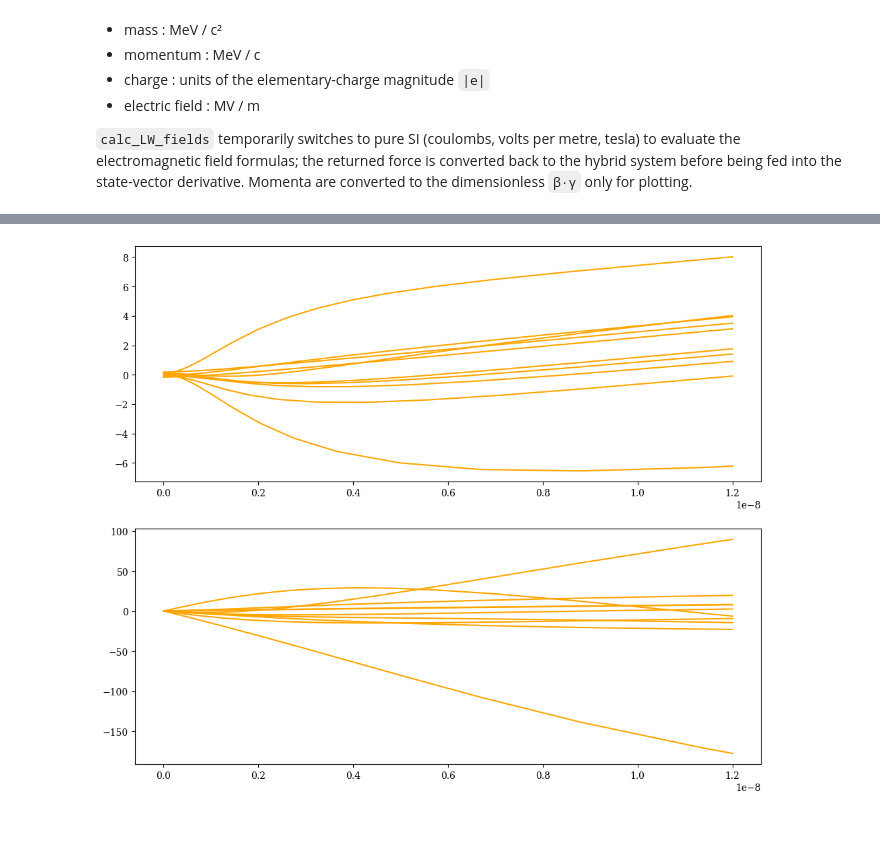
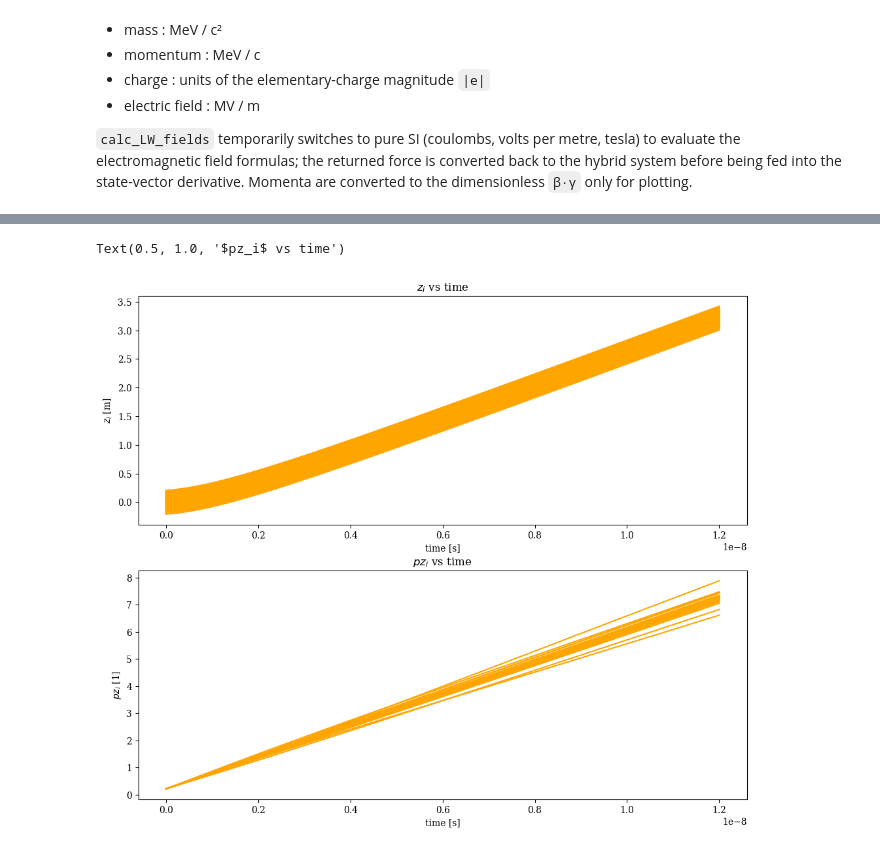
Before and after one commit to alexanderwischmann/FS26-semester-project, a Jupyter notebook: python/analytic_3d_simple_perturbation.ipynb, the cells around one changed output, grey strips where cells are left out. Cells and saved outputs as stored; diff of their text form; code cells hidden in the pictures.

```diff
--- a/python/analytic_3d_simple_perturbation.ipynb
+++ b/python/analytic_3d_simple_perturbation.ipynb
@@ -48,7 +48,7 @@ Q_E          = -1.0                 # electron charge                   [|e|]
 # ---------------------------------------------------------------------
 E_Z              = -1.0             # longitudinal external E-field     [MV/m]
 TOTAL_CHARGE_SI  = -1e-9            # total bunch charge                [C]
-N_PARTICLES      = 32 * 32 * 32     # number of macroparticles          [1]
+N_PARTICLES      = 2**7             # number of macroparticles          [1]
 T_END_SIMPLE     = 1.2e-8           # end of integration                [s]
 
 # ---------------------------------------------------------------------
@@ -233,7 +248,9 @@ def calc_LW_fields(t_obs, r_obs, r_0_src, p_0):
 
     # Longitudinal acceleration in SI:  a_∥ = F / (γ³ m).
     E_ext_si = E_Z * 1e6                                                # [V/m]
-    a_z_si   = (Q_MACRO_SI * E_ext_si) / (M_MACRO_SI * gamma_src ** 3)  # [m/s²]
+    q_elec_si = Q_E * E_CHARGE_SI           # [C]
+    m_elec_si = M_E_SI                      # [kg]
+    a_z_si = (q_elec_si * E_ext_si) / (m_elec_si * gamma_src**3)  # [m/s²]
     dot_beta_vec = np.array([0.0, 0.0, a_z_si / C_SI])                  # [1/s]
 
     one_minus_beta_n = 1.0 - np.dot(beta_vec, n_vec)                    # [1]
@@ -313,7 +330,8 @@ def get_1st_order_perturbation(t_end, r0_target, all_r0_sources, p0_z):
             B_tot_si += B_ij
 
         # Lorentz force in SI [N] and conversion to MeV/c per s.
-        F_si   = Q_MACRO_SI * (E_tot_si + np.cross(v_target_si, B_tot_si))
+        q_target_si = Q_E * E_CHARGE_SI
+        F_si   = q_target_si * (E_tot_si + np.cross(v_target_si, B_tot_si))
         dp1_dt = F_si / p_si_per_hybrid
 
         # Velocity kick from the momentum perturbation.  Transverse vs
@@ -340,20 +358,21 @@ def get_1st_order_perturbation(t_end, r0_target, all_r0_sources, p0_z):
     r1_t = sol.y[3:6, :]
     return sol.t, r1_t, p1_t
 # %%
-num_particles_0 = 2 ** 8
+
 
 # Initial conditions taken from the first row of the reference data.
 # Sampling radii are sqrt(5) * sigma to match a uniform ellipsoid with the
 # same RMS as the reference Gaussian distribution.
 r0_particles = sample_ellipsoid_qmc(
-    mean        = position_means_si[0],
-    radii       = np.sqrt(5.0) * position_sigmas_si[0],
-    n_particles = num_particles_0,
+    mean        = data_position_means_si[0],
+    radii       = np.sqrt(5.0) * data_position_sigmas_si[0],
+    n_particles = N_PARTICLES,
 )
-pz_0 = momentum_means_pp[0, 2]
+pz_0 = data_momentum_means_pp[0, 2]
+
 
 times1_particles, r1_t_particles, p1_t_particles = [], [], []
-for r0_target in r0_particles[:10]:
+for i, r0_target in enumerate(r0_particles):
     times, r1_t, p1_t = get_1st_order_perturbation(
         T_END_SIMPLE,
         r0_target,
@@ -363,4 +382,6 @@ for r0_target in r0_particles[:10]:
     times1_particles.append(times)
     r1_t_particles.append(r1_t)
     p1_t_particles.append(p1_t)
+
+    print(f"Finished perturbation for target {i+1} at {r0_target}")
 # %% [output]
@@ -376,33 +412,41 @@ times = np.linspace(0.0, T_END_SIMPLE, 100)
 r_t_particles = np.zeros((num_targets, len(times), 3))   # [m]
 p_t_particles = np.zeros((num_targets, len(times), 3))   # [MeV/c]
 
 for target_idx in range(num_targets):
     r0_0   = r0_particles[target_idx]
     times1 = times1_particles[target_idx]
     r1_t   = r1_t_particles[target_idx]
     p1_t   = p1_t_particles[target_idx]
 
     r1_x_interp = np.interp(times, times1, r1_t[0, :])
     r1_y_interp = np.interp(times, times1, r1_t[1, :])
     r1_z_interp = np.interp(times, times1, r1_t[2, :])
     p1_x_interp = np.interp(times, times1, p1_t[0, :])
     p1_y_interp = np.interp(times, times1, p1_t[1, :])
     p1_z_interp = np.interp(times, times1, p1_t[2, :])
 
     for t_idx, t in enumerate(times):
         r0, pz0, _ = get_0th_trajectory(t, r0_0, pz_0)
         r_t_particles[target_idx, t_idx, 0] = r0[0] + r1_x_interp[t_idx]
         r_t_particles[target_idx, t_idx, 1] = r0[1] + r1_y_interp[t_idx]
         r_t_particles[target_idx, t_idx, 2] = r0[2] + r1_z_interp[t_idx]
         p_t_particles[target_idx, t_idx, 0] = 0.0 + p1_x_interp[t_idx]
         p_t_particles[target_idx, t_idx, 1] = 0.0 + p1_y_interp[t_idx]
         p_t_particles[target_idx, t_idx, 2] = pz0 + p1_z_interp[t_idx]
 
 fig, axes = plt.subplots(2, figsize=(12, 10))
 for i in range(num_targets):
     axes[0].plot(times, r_t_particles[i, :, 2],                 color='orange')
     axes[1].plot(times, p_to_betagamma(p_t_particles[i, :, 2]), color='orange')
+axes[0].set_xlabel("time [s]")
+axes[0].set_ylabel("$z_i$ [m]")
+axes[0].set_title("$z_i$ vs time")
+
+axes[1].set_xlabel("time [s]")
+axes[1].set_ylabel("$pz_i$ [1]")
+axes[1].set_title("$pz_i$ vs time")
 # %% [output]
+Text(0.5, 1.0, '$pz_i$ vs time')
-[figure, old version]
+[figure, new version]
 # %%
 mean_r_t = np.mean(r_t_particles, axis=0)
```
Also changed, not shown: parts of 3 cells of this notebook, 1 other file.
